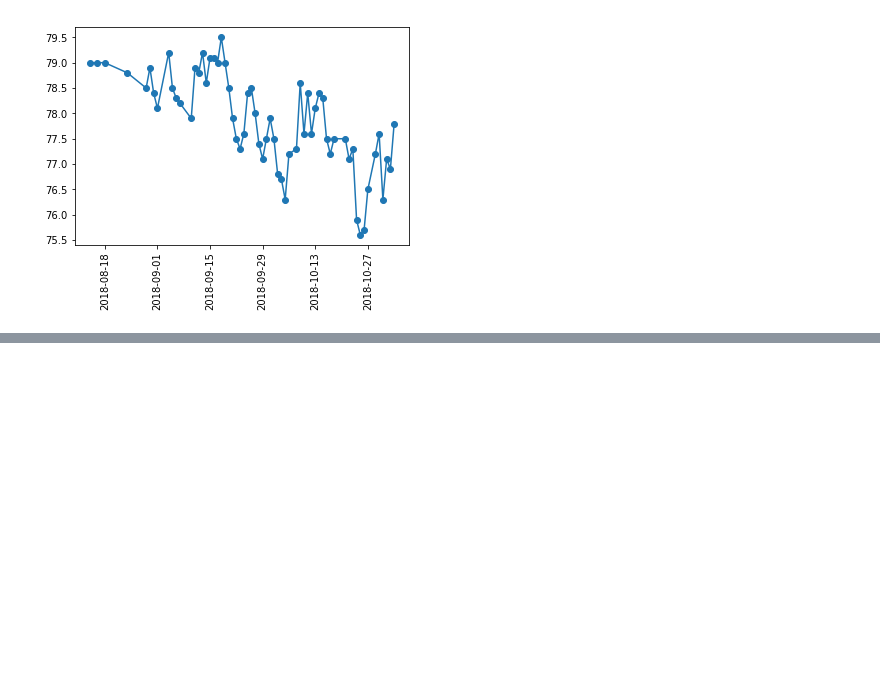
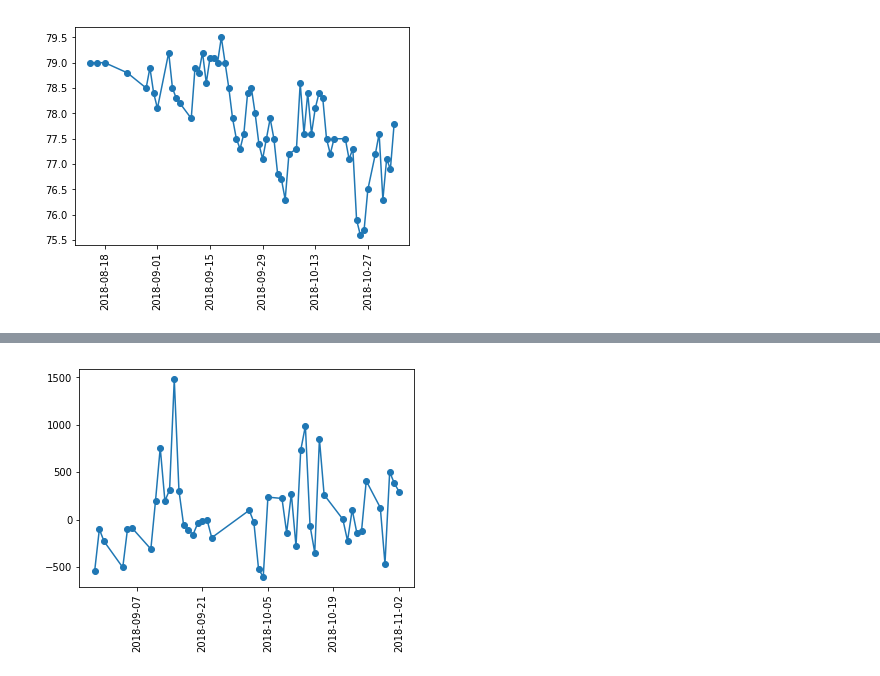
Before and after one commit to khanhnguyendata/logweight, a Jupyter notebook: logweight.ipynb, the cells around one changed output, grey strips where cells are left out. Saved outputs shown, nothing was run; the diff lists cells and outputs as text; code cells hidden in the pictures; blank space fills up the shorter version.

```diff
--- a/logweight.ipynb
+++ b/logweight.ipynb
@@ -36,0 +45,2 @@ weights = pd.read_csv('weights.csv', parse_dates=['date'], index_col=0)
+# %%
+df = pd.concat([daily_cal, budget, steps, weights], axis=1).dropna()
@@ -36,0 +49,2 @@ weights = pd.read_csv('weights.csv', parse_dates=['date'], index_col=0)
+# %%
+df['surplus'] = df['calories'] - df['budget']
@@ -93,5 +62,0 @@ NameError: name 'weight' is not defined
-# %%
-df_joined = pd.concat([daily_cal, weight, budget_step], axis=1)
-df = df_joined.dropna().copy()
-# %%
-df['Calories surplus'] = df['Calories'] - df['Budget']
@@ -107,0 +81,6 @@ df['Weight gain'].plot.hist()
+# %%
+plt.plot(df.index, df['surplus'], marker='o')
+plt.xticks(rotation=90)
+plt.show()
+# %% [output]
+[figure, added]
```
Also changed, not shown: parts of 39 cells of this notebook.
